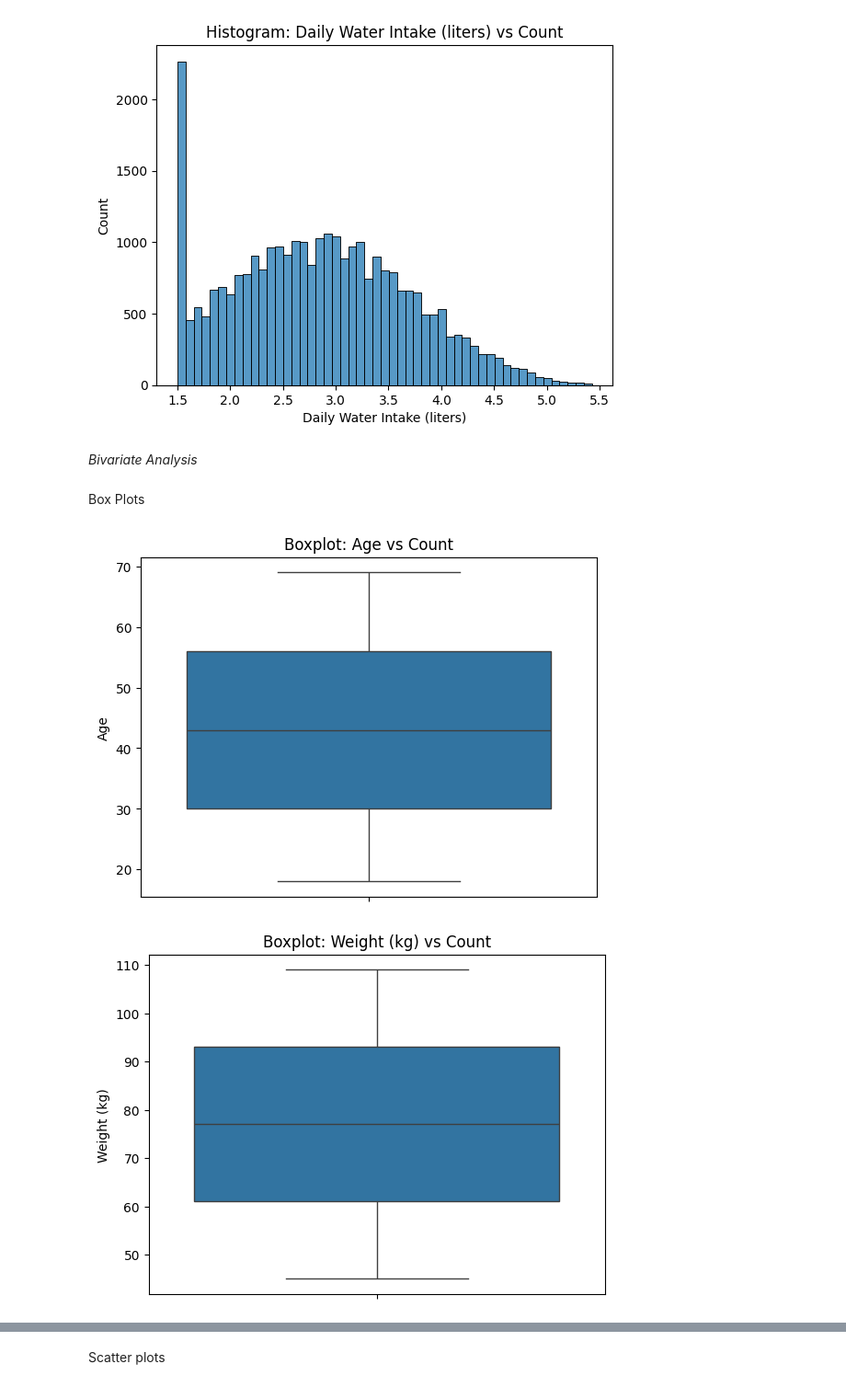
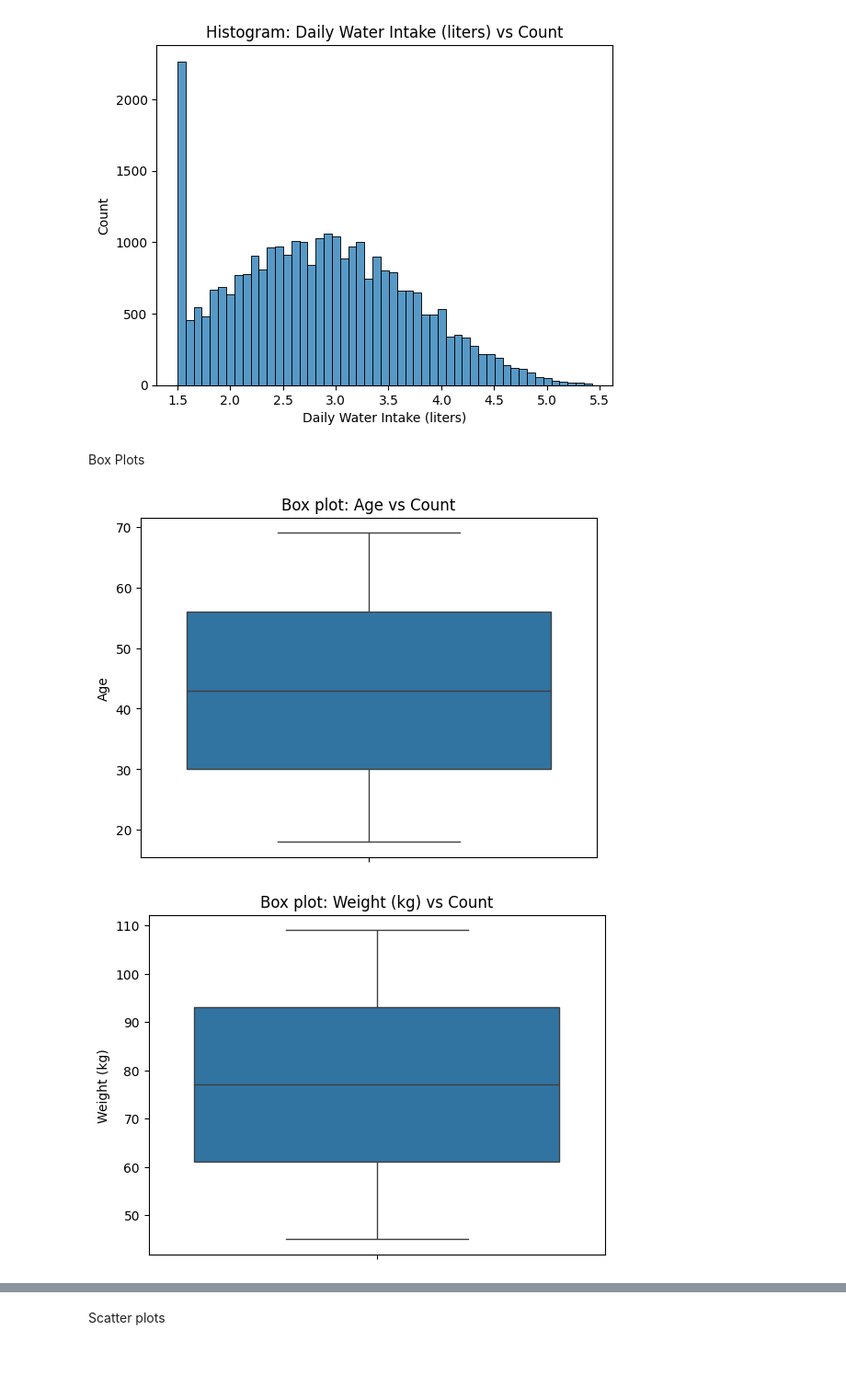
Before and after one commit to sakethpragallapati/HydraSense, a Jupyter notebook: notebook/EDA.ipynb, the cells around one changed output, grey strips where cells are left out. Shown at 92% size. Saved outputs shown, nothing was run; the diff lists cells and outputs as text; code cells hidden in the pictures; blank space fills up the shorter version.

```diff
--- a/notebook/EDA.ipynb
+++ b/notebook/EDA.ipynb
@@ -80,3 +80,7 @@ print(f"categorical_cols: {categorical_cols}")
 # %% [output]
 numerical_cols: ['Age', 'Weight (kg)', 'Daily Water Intake (liters)']
 categorical_cols: ['Gender', 'Physical Activity Level', 'Weather', 'Hydration Level']
+# %%
+print("Categorical columns uniques:")
+for col in categorical_cols:
+    print(f"{col}: {df[col].unique()}")
@@ -108,16 +118,14 @@ for n_col in numerical_cols:
 [figure]
 [figure]
 [figure]
-# %% [markdown]
-*Bivariate Analysis*
 # %% [markdown]
 Box Plots
 # %%
-for n_col in numerical_cols:
-    sns.boxplot(df.loc[:,n_col])
-    plt.title(f"Boxplot: {n_col} vs Count")
+for col in numerical_cols:
+    sns.boxplot(data = df[col])
+    plt.title(f"Box plot: {col} vs Count")
     plt.show()
 # %% [output]
-[figure, old version]
+[figure, new version]
 [figure]
 [figure]
```
Also changed, not shown: parts of 8 cells of this notebook, 10 other files.
